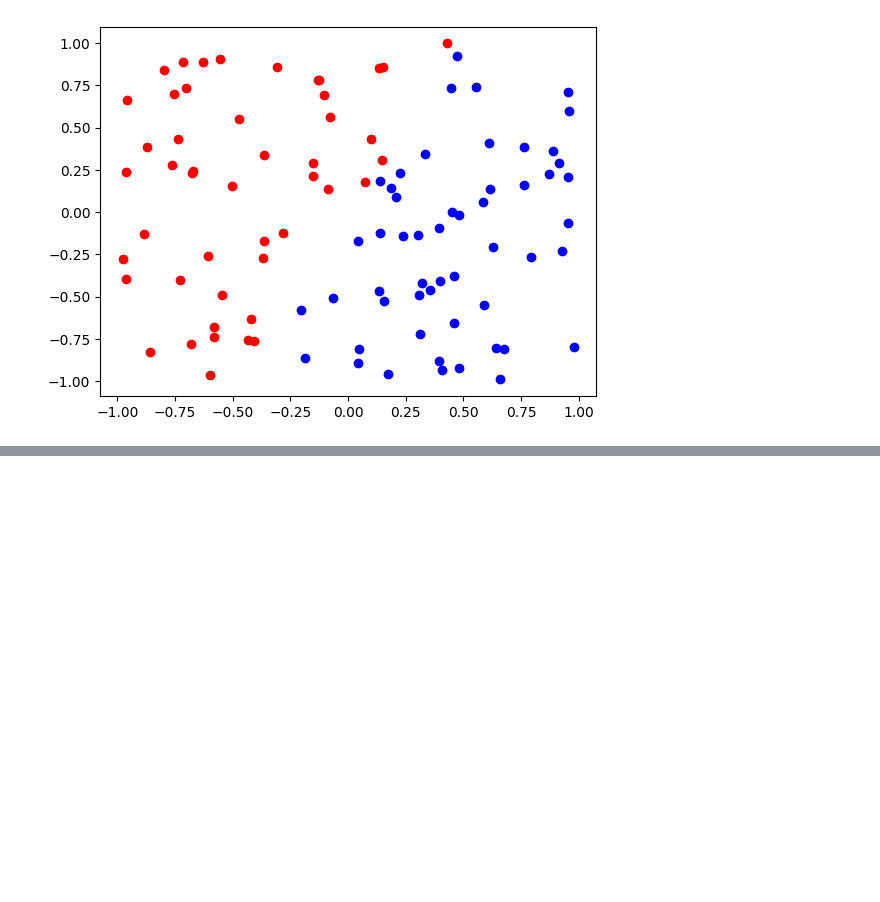
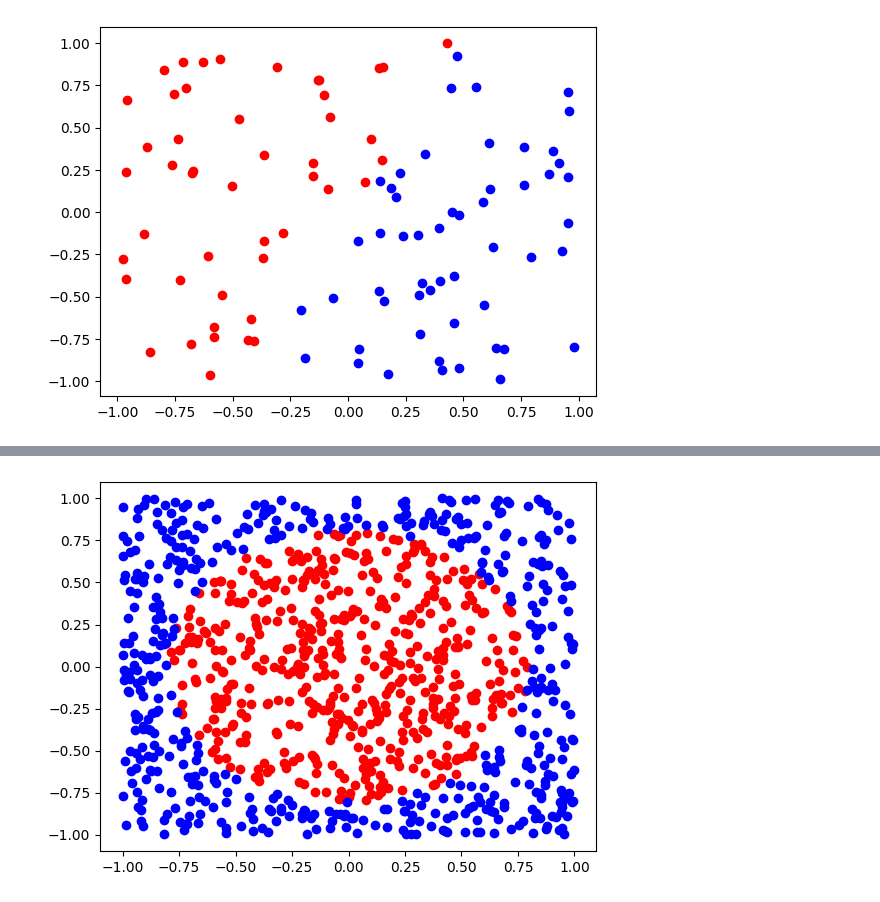
Before and after one commit to Emerge-Lab/tr-gy-8013-Fa-24, a Jupyter notebook: Homeworks/Homework-1.ipynb, the cells around one changed output, grey strips where cells are left out. Cells and saved outputs as stored; diff of their text form; code cells hidden in the pictures; blank space fills up the shorter version.

Commit message:
Question 1 of homework 1

```diff
--- a/Homeworks/Homework-1.ipynb
+++ b/Homeworks/Homework-1.ipynb
@@ -206,0 +195,10 @@ array([0.71631494])
+# %%
+with open('Data/Homework_1/secret_data.pkl', 'rb') as f:
+    data = pkl.load(f)
+    x, y = data
+plt.figure()
+plt.scatter(x[y==1, 0], x[y==1, 1], color='red')
+plt.scatter(x[y==0, 0], x[y==0, 1], color='blue')
+plt.show()
+# %% [output]
+[figure, added]
```
Also changed, not shown: parts of 8 cells of this notebook, 3 other files.
